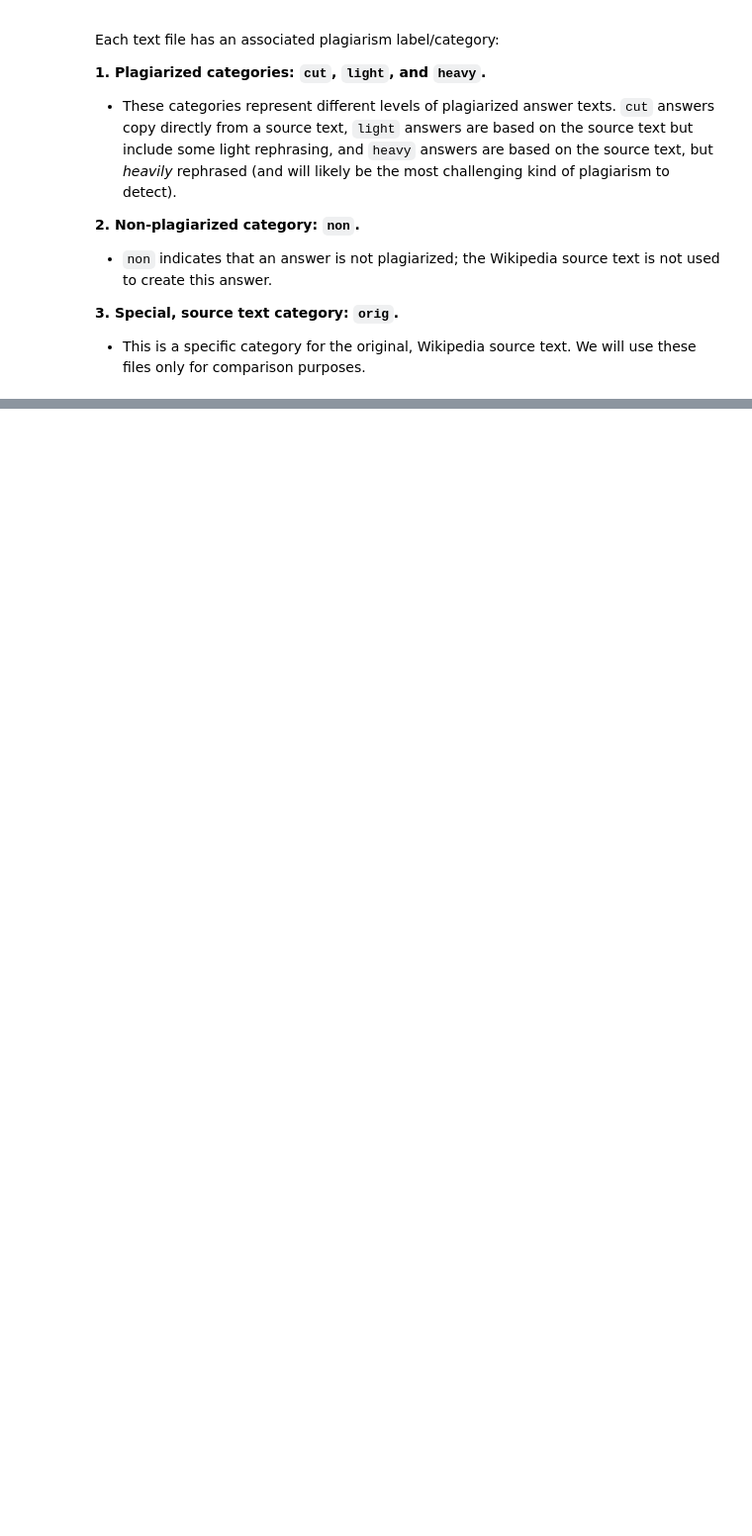
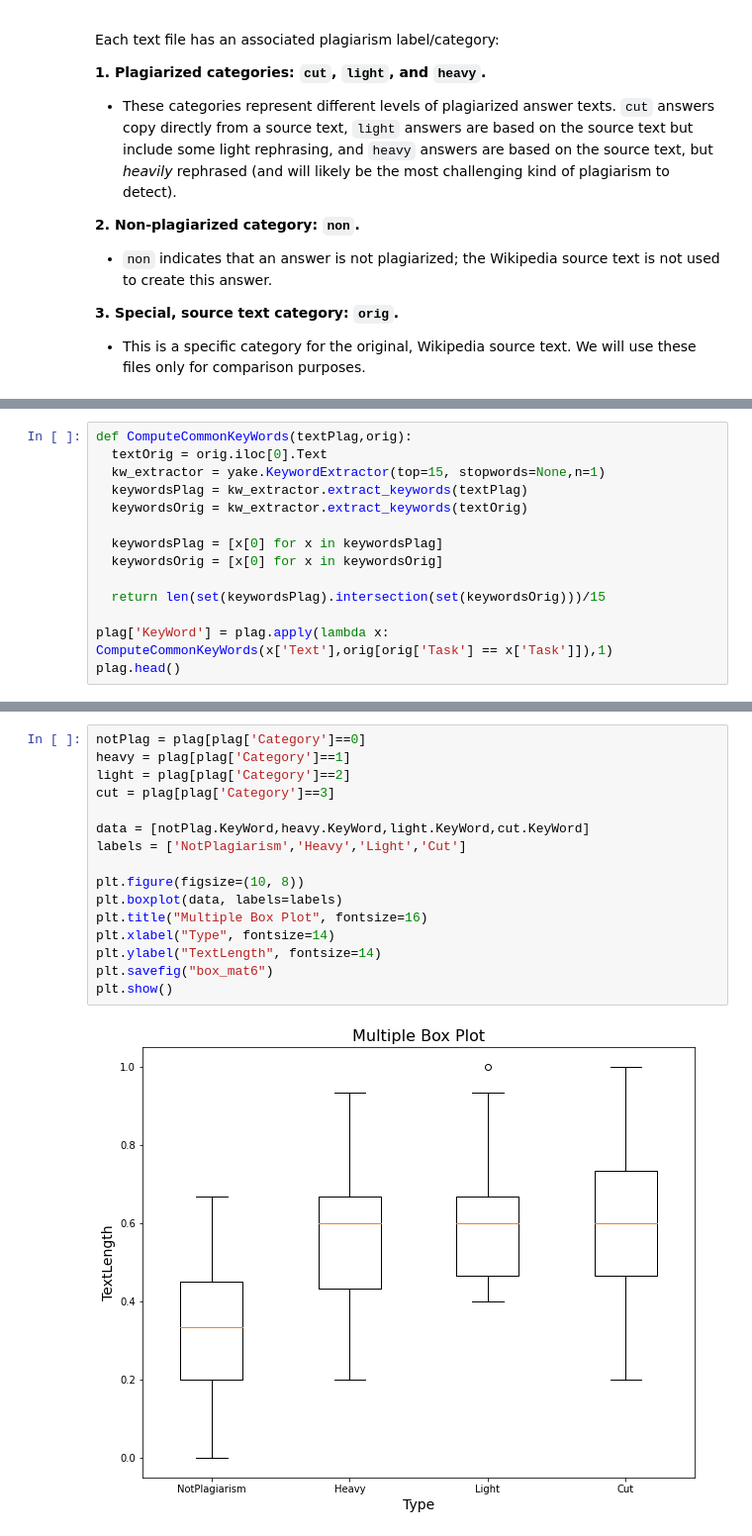
Before and after one commit to alessandroNarcisi96/PlagiarismDetector, a Jupyter notebook: project.ipynb, the cells around one changed output, grey strips where cells are left out. Shown at 99% size. Cells and saved outputs as stored; diff of their text form; blank space fills up the shorter version.

```diff
--- a/project.ipynb
+++ b/project.ipynb
@@ -87,0 +195,14 @@ KeyboardInterrupt
+# %%
+def ComputeCommonKeyWords(textPlag,orig):
+  textOrig = orig.iloc[0].Text
+  kw_extractor = yake.KeywordExtractor(top=15, stopwords=None,n=1)
+  keywordsPlag = kw_extractor.extract_keywords(textPlag)
+  keywordsOrig = kw_extractor.extract_keywords(textOrig)
+
+  keywordsPlag = [x[0] for x in keywordsPlag]
+  keywordsOrig = [x[0] for x in keywordsOrig]
+
+  return len(set(keywordsPlag).intersection(set(keywordsOrig)))/15
+
+plag['KeyWord'] = plag.apply(lambda x: ComputeCommonKeyWords(x['Text'],orig[orig['Task'] == x['Task']]),1)
+plag.head()
@@ -87,0 +221,18 @@ KeyboardInterrupt
+# %%
+notPlag = plag[plag['Category']==0]
+heavy = plag[plag['Category']==1]
+light = plag[plag['Category']==2]
+cut = plag[plag['Category']==3]
+
+data = [notPlag.KeyWord,heavy.KeyWord,light.KeyWord,cut.KeyWord]
+labels = ['NotPlagiarism','Heavy','Light','Cut']
+
+plt.figure(figsize=(10, 8))
+plt.boxplot(data, labels=labels)
+plt.title("Multiple Box Plot", fontsize=16)
+plt.xlabel("Type", fontsize=14)
+plt.ylabel("TextLength", fontsize=14)
+plt.savefig("box_mat6")
+plt.show()
+# %% [output]
+[figure, added]
```
Also changed, not shown: parts of 17 cells of this notebook.
